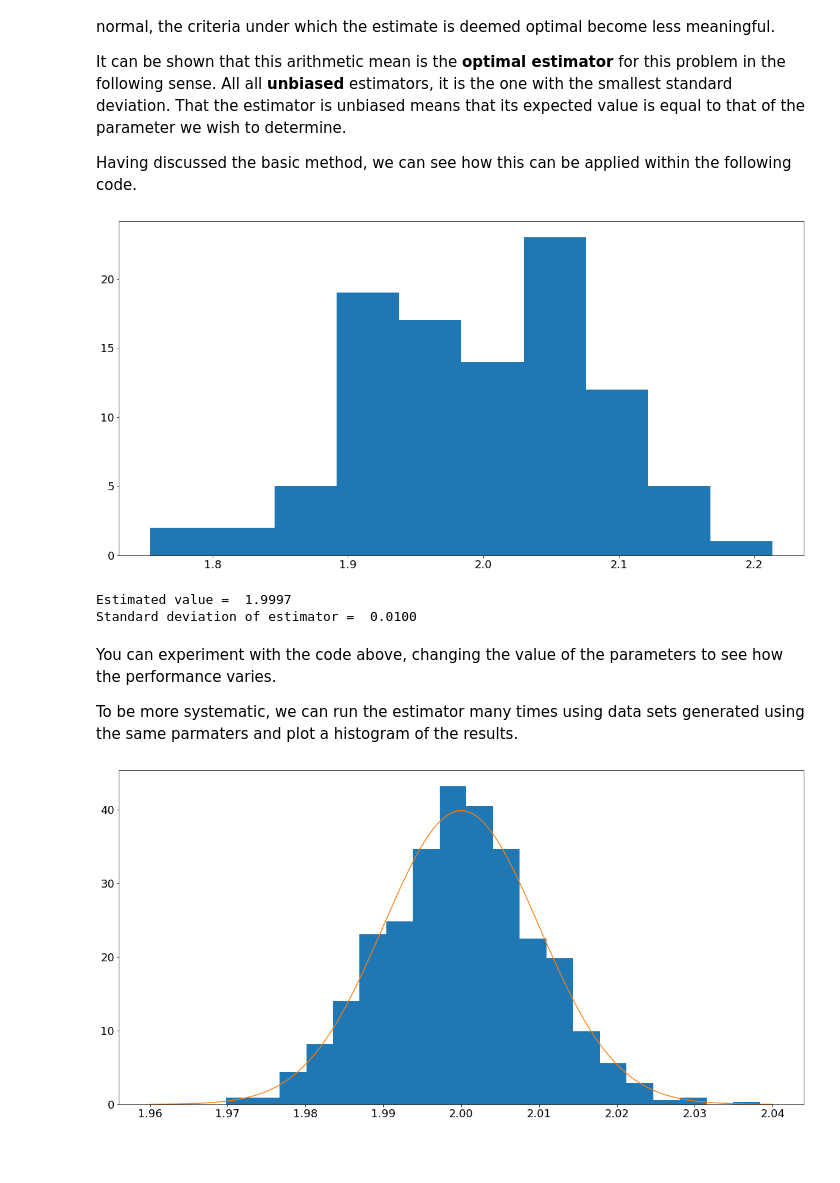
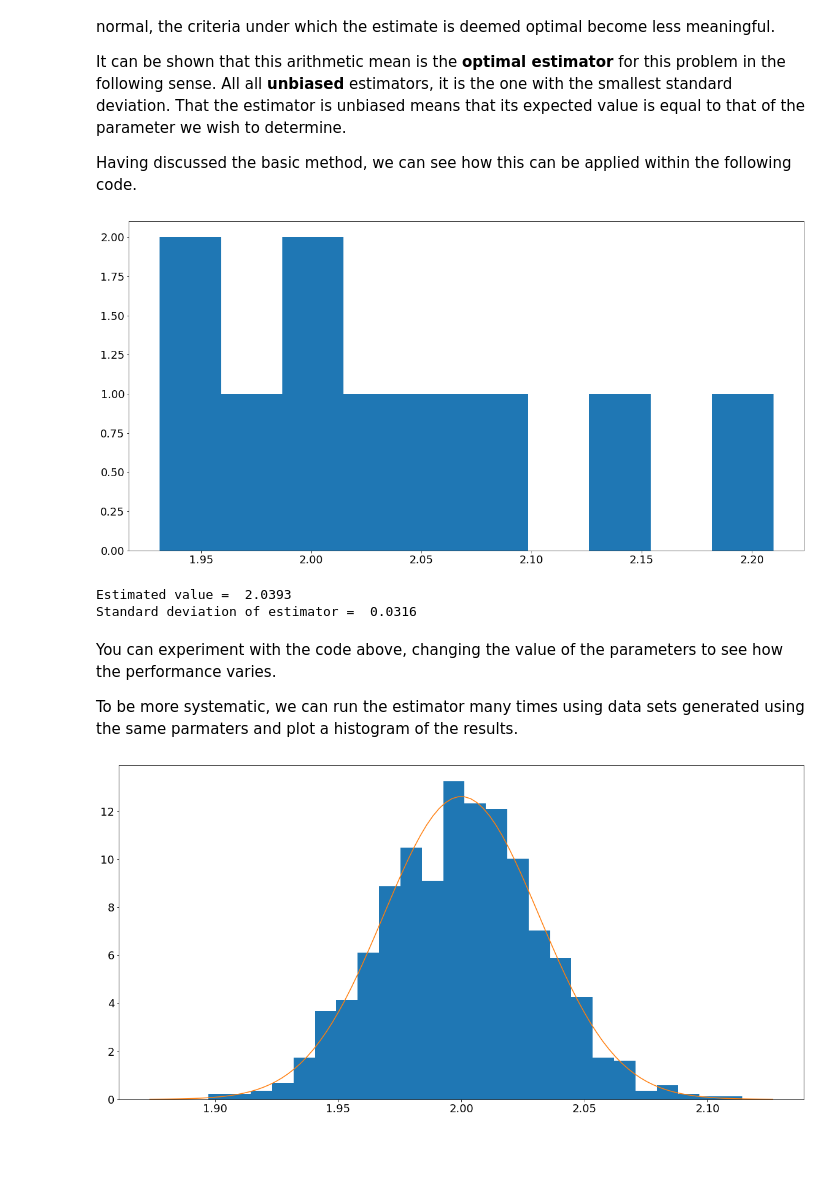
Before and after one commit to da380/PartIIStatistics, a Jupyter notebook: Topic1.ipynb, the cells around one changed output. Saved outputs shown, nothing was run; the diff lists cells and outputs as text; code cells hidden in the pictures.

```diff
--- a/Topic1.ipynb
+++ b/Topic1.ipynb
@@ -79,26 +79,26 @@ Having discussed the basic method, we can see how this can be applied within the
 # %%
 # Define a simple function that tests the estimator
 # so that it can be run repeatedly
 def TestArithmeticMean(x,sigma,n,plot = False):
     X = stats.norm(loc = x, scale = sigma)
     data = X.rvs(n)
     if(plot):
         plt.hist(data)
         plt.show()
     return np.average(data), sigma/np.sqrt(n)
 
 
 # Set the parameter values and compute the result
 x = 2
 sigma = 0.1
-n = 100
+n = 10
 estimate , std = TestArithmeticMean(x,sigma,n,plot = True)
 print("Estimated value = %7.4f" % (estimate))
 print("Standard deviation of estimator = %7.4f" % (std))
 # %% [output]
-[figure, old version]
+[figure, new version]
-Estimated value =  1.9997
-Standard deviation of estimator =  0.0100
+Estimated value =  2.0393
+Standard deviation of estimator =  0.0316
 # %% [markdown]
 You can experiment with the code above, changing the value of the parameters to see how the performance varies.
 
@@ -113,7 +113,7 @@ for run in range(nRuns):
     estimates.append(estimate)
 
 # Plot the estimated values as a histogram
-plt.hist(estimates,20,density = True)
+plt.hist(estimates,int(nRuns/40),density = True)
 
 # Plot also the PDF for a normal distribution with the claimed parameters
 pdf = stats.norm(x,std).pdf
@@ -122,7 +122,7 @@ yy = pdf(xx)
 plt.plot(xx,yy)
 plt.show()
 # %% [output]
-[figure, old version]
+[figure, new version]
 # %% [markdown]
 ##
 # %% [markdown]
```
Also changed, not shown: parts of 1 cell of this notebook.
